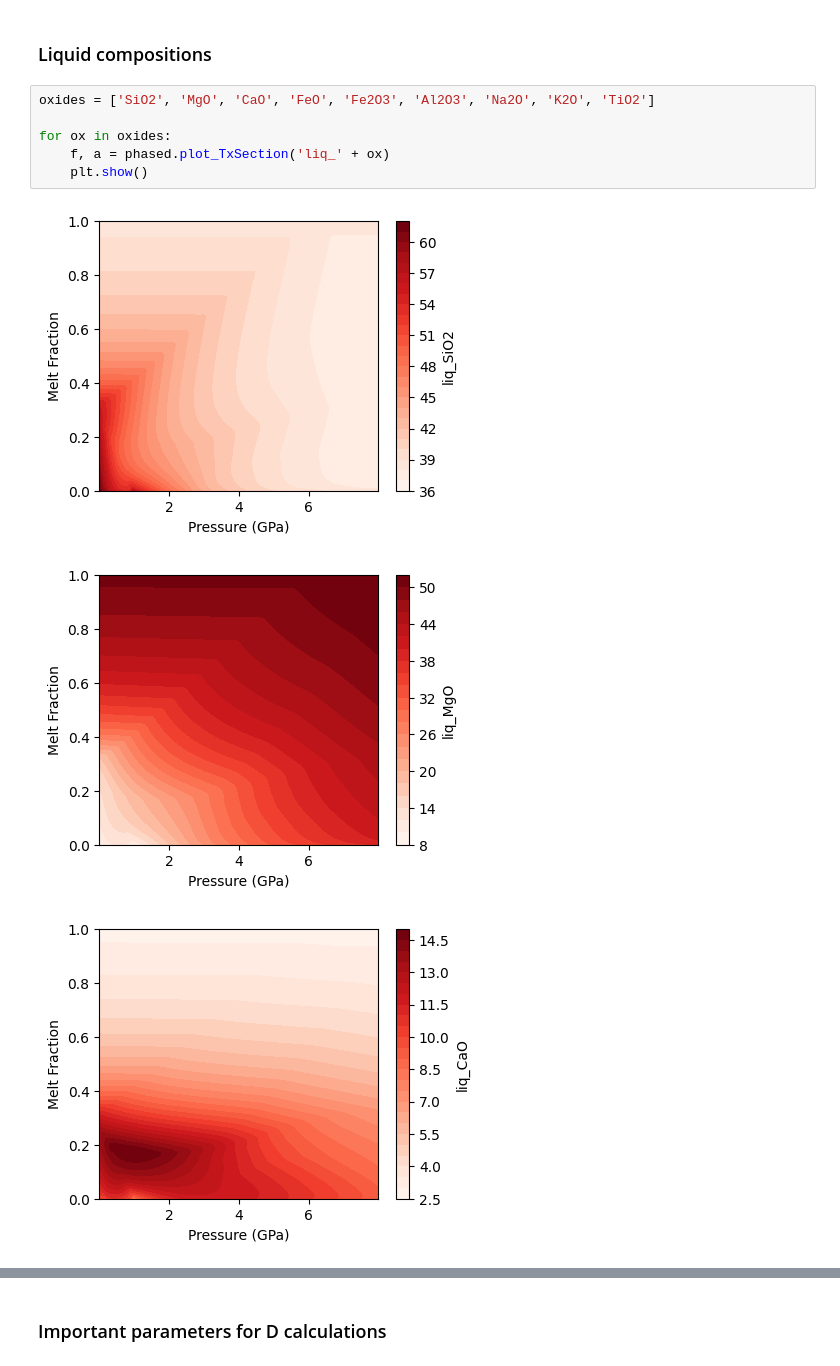
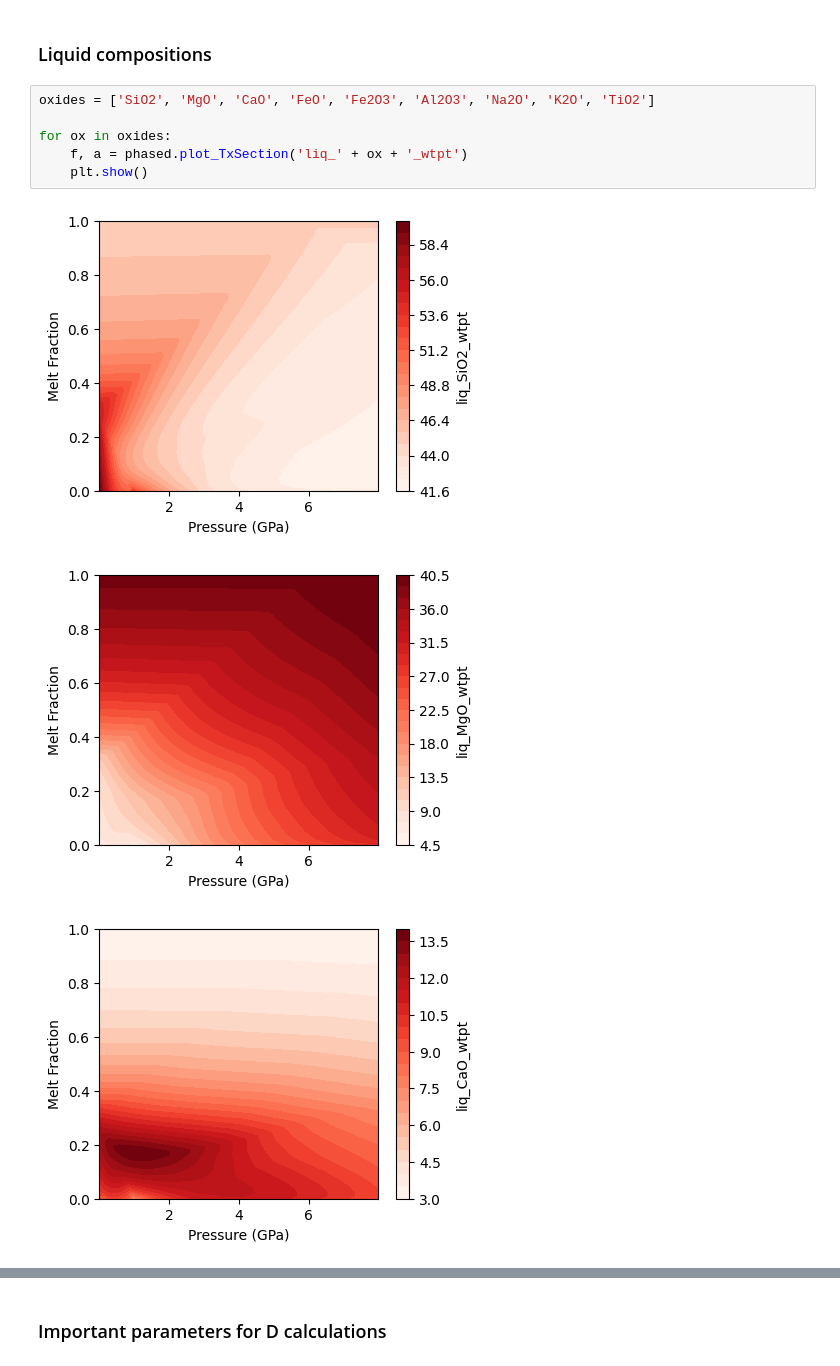
Before and after one commit to simonwmatthews/pyMelt, a Jupyter notebook: docs/phaseDiagrams/Import_thermocalc_klb1.ipynb, the cells around one changed output, grey strips where cells are left out. Cells and saved outputs as stored; diff of their text form.

```diff
--- a/docs/phaseDiagrams/Import_thermocalc_klb1.ipynb
+++ b/docs/phaseDiagrams/Import_thermocalc_klb1.ipynb
@@ -68,10 +68,10 @@ for ph in phases:
 # %%
 oxides = ['SiO2', 'MgO', 'CaO', 'FeO', 'Fe2O3', 'Al2O3', 'Na2O', 'K2O', 'TiO2']
 
 for ox in oxides:
-    f, a = phased.plot_TxSection('liq_' + ox)
+    f, a = phased.plot_TxSection('liq_' + ox + '_wtpt')
     plt.show()
 # %% [output]
-[figure, old version]
+[figure, new version]
-[figure, old version]
+[figure, new version]
-[figure, old version]
+[figure, new version]
```
Also changed, not shown: parts of 2 cells of this notebook, 12 other files.
